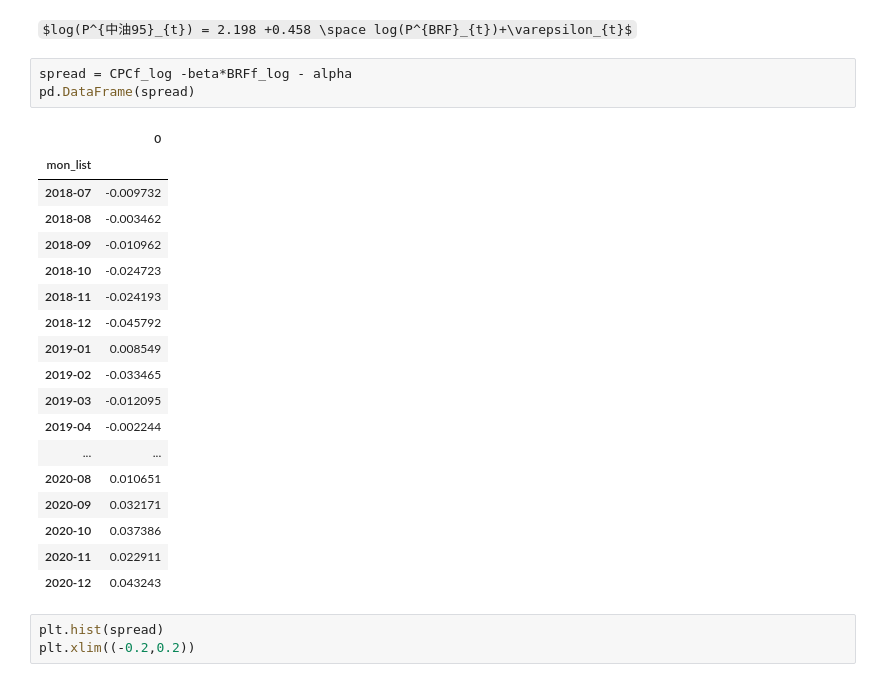
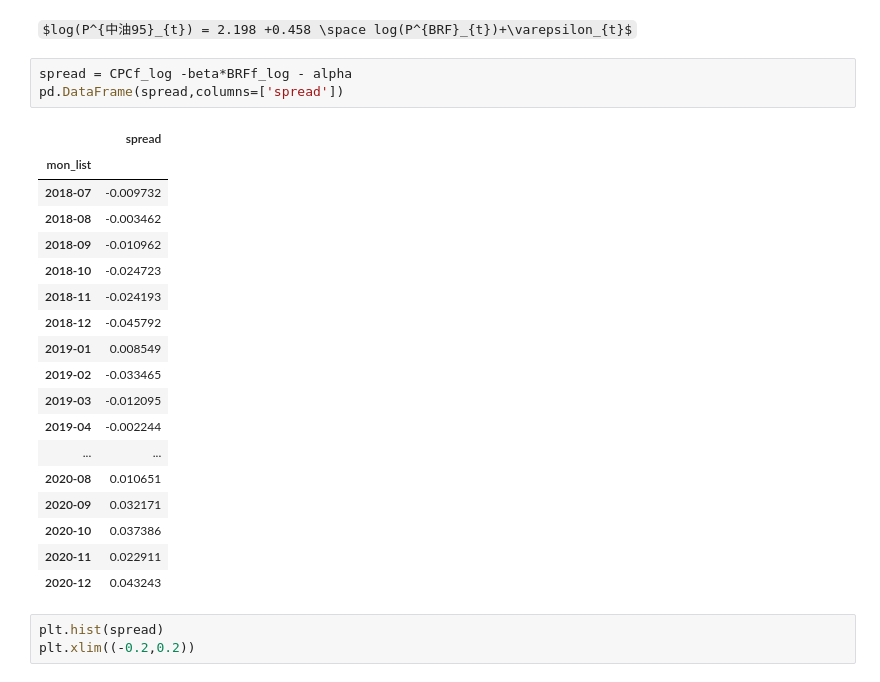
Before and after one commit to FintechClown/BRF_PriceCalculation, a Jupyter notebook: 共整合_VAR.ipynb, the cells around one changed output. Cells and saved outputs as stored; diff of their text form; some formulas as TeX source.

```diff
--- a/共整合_VAR.ipynb
+++ b/共整合_VAR.ipynb
@@ -353,9 +406,9 @@ alpha,beta
 $log(P^{中油95}_{t}) = 2.198 +0.458 \space log(P^{BRF}_{t})+\varepsilon_{t}$
 # %%
 spread = CPCf_log -beta*BRFf_log - alpha
-pd.DataFrame(spread)
+pd.DataFrame(spread,columns=['spread'])
 # %% [output]
-|  | 0 |
+|  | spread |
 | mon_list |  |
 | 2018-07 | -0.009732 |
 | 2018-08 | -0.003462 |
```
Also changed, not shown: parts of 34 cells of this notebook.
